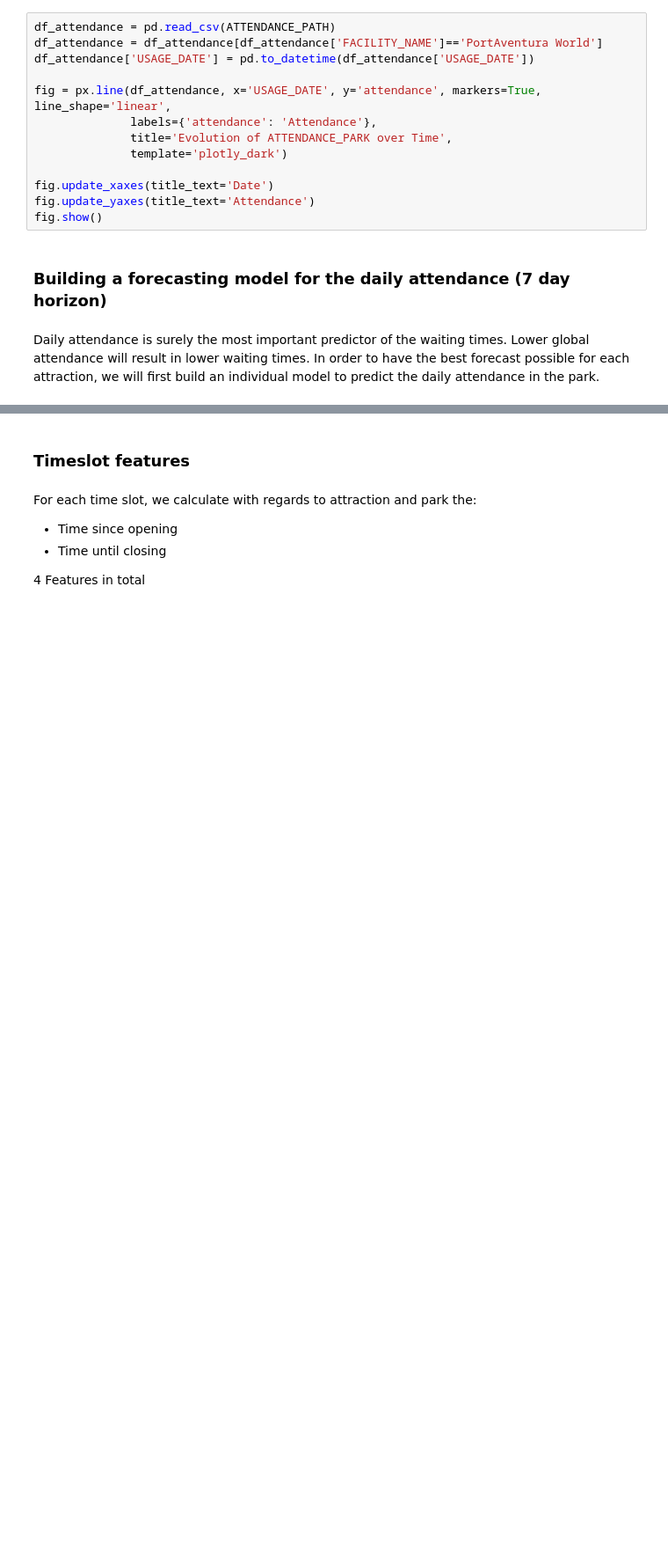
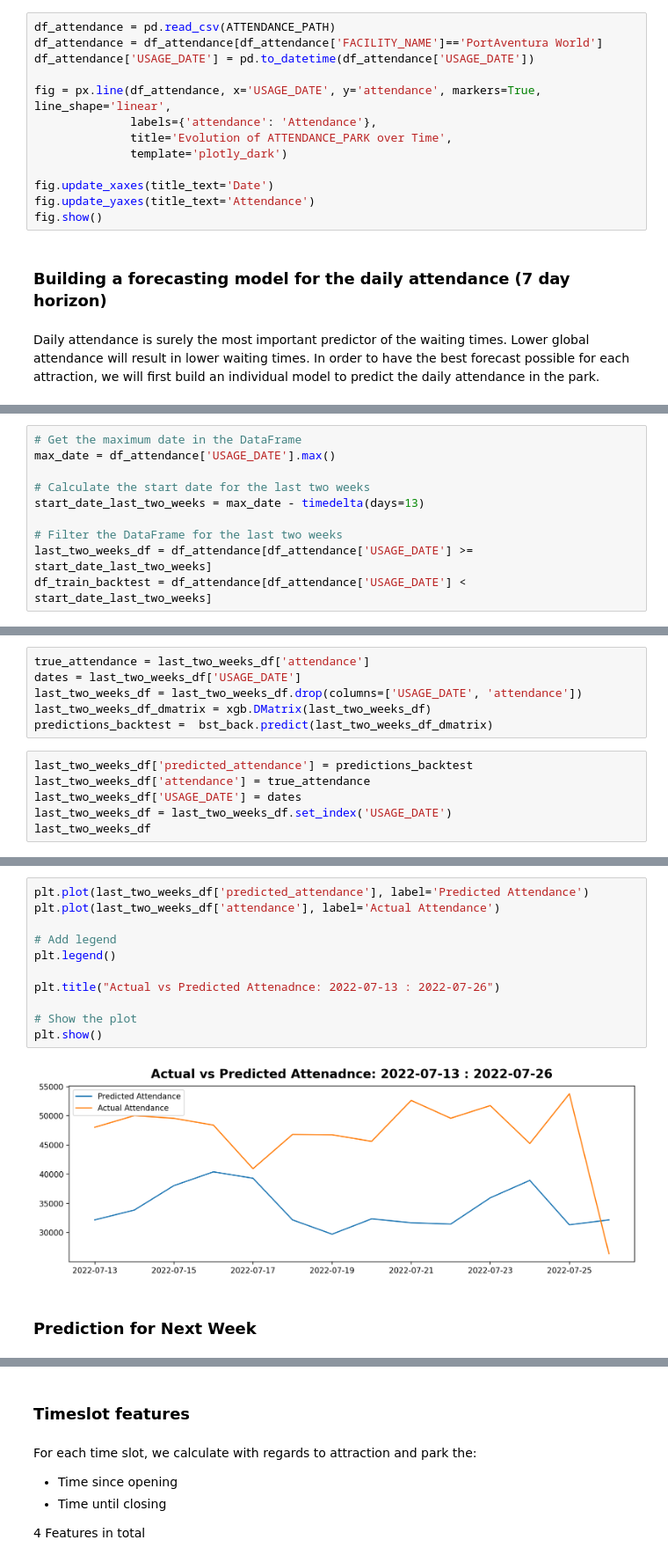
Before and after one commit to MaximeGasc/eleven_challenge, a Jupyter notebook: model.ipynb, the cells around one changed output, grey strips where cells are left out. Shown at 88% size. Saved outputs shown, nothing was run; the diff lists cells and outputs as text; blank space fills up the shorter version.

```diff
--- a/model.ipynb
+++ b/model.ipynb
@@ -317,0 +535,10 @@ df_attendance
+# %%
+# Get the maximum date in the DataFrame
+max_date = df_attendance['USAGE_DATE'].max()
+
+# Calculate the start date for the last two weeks
+start_date_last_two_weeks = max_date - timedelta(days=13)
+
+# Filter the DataFrame for the last two weeks
+last_two_weeks_df = df_attendance[df_attendance['USAGE_DATE'] >= start_date_last_two_weeks]
+df_train_backtest = df_attendance[df_attendance['USAGE_DATE'] < start_date_last_two_weeks]
@@ -317,0 +609,12 @@ df_attendance
+# %%
+true_attendance = last_two_weeks_df['attendance']
+dates = last_two_weeks_df['USAGE_DATE']
+last_two_weeks_df = last_two_weeks_df.drop(columns=['USAGE_DATE', 'attendance'])
+last_two_weeks_df_dmatrix = xgb.DMatrix(last_two_weeks_df)
+predictions_backtest =  bst_back.predict(last_two_weeks_df_dmatrix)
+# %%
+last_two_weeks_df['predicted_attendance'] = predictions_backtest
+last_two_weeks_df['attendance'] = true_attendance
+last_two_weeks_df['USAGE_DATE'] = dates
+last_two_weeks_df = last_two_weeks_df.set_index('USAGE_DATE')
+last_two_weeks_df
@@ -317,0 +638,15 @@ df_attendance
+# %%
+plt.plot(last_two_weeks_df['predicted_attendance'], label='Predicted Attendance')
+plt.plot(last_two_weeks_df['attendance'], label='Actual Attendance')
+
+# Add legend
+plt.legend()
+
+plt.title("Actual vs Predicted Attenadnce: 2022-07-13 : 2022-07-26")
+
+# Show the plot
+plt.show()
+# %% [output]
+[figure, added]
+# %% [markdown]
+### Prediction for Next Week
```
Also changed, not shown: parts of 34 cells of this notebook.
